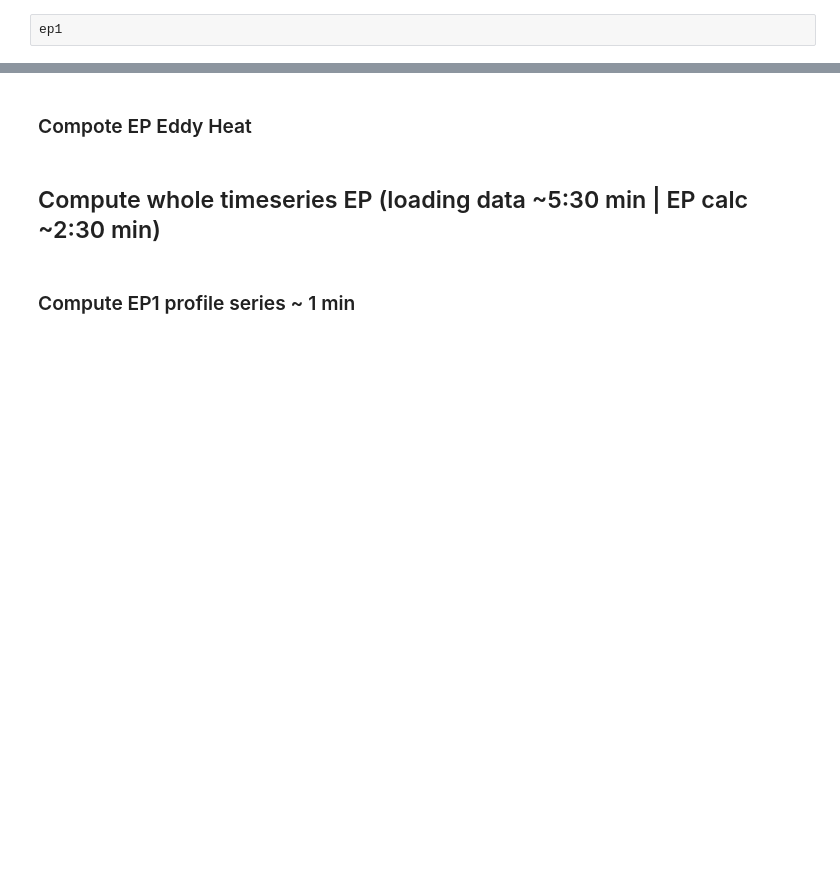
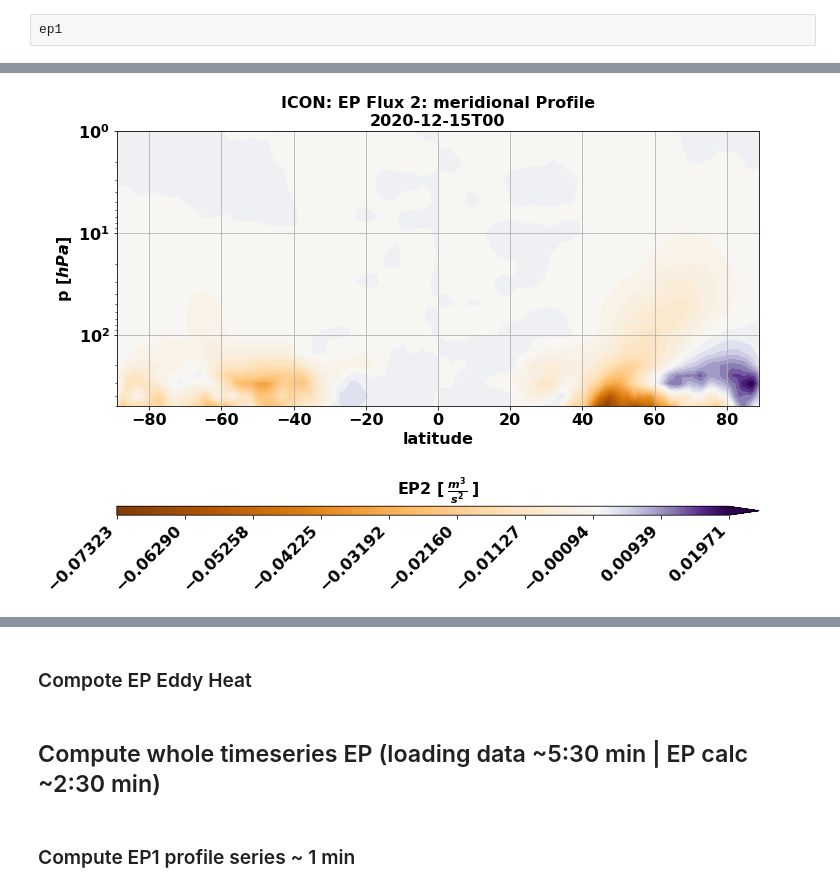
Before and after one commit to VACILT/PV_characteristics_ICON-NWP, a Jupyter notebook: student/Michel/Evaluation_ICON.ipynb, the cells around one changed output, grey strips where cells are left out. Saved outputs shown, nothing was run; the diff lists cells and outputs as text; code cells hidden in the pictures; blank space fills up the shorter version.

```diff
--- a/student/Michel/Evaluation_ICON.ipynb
+++ b/student/Michel/Evaluation_ICON.ipynb
@@ -397,18 +278,20 @@ plot_profile_xr(sel, t, dataset=dataset, mode='meridional', average = False,
 # %%
 t = ep1.time[0]
 
 sel = ep2.sel(time = t.data,
-#                    **{coord_info.get(dataset).get('lat'): slice(0, 10)},
+                   **{coord_info.get(dataset).get('lat'): slice(-89, 89)},
                    **{coord_info.get(dataset).get('p'): slice(500, 1)}
                   )
 
 #norm_bound=(-0.5, 0.5)
 
 # meridional    zonal
 plot_profile_xr(sel, t, dataset=dataset, mode='meridional', average = False,
                 norm_bound=None, norm_type = 'diverging',
                 cmap = plt.cm.PuOr, levels=50,
                 save=False )
+# %% [output]
+[figure, added]
 # %%
 t = ep1.time[0]
 
```
Also changed, not shown: parts of 12 cells of this notebook, 1 other file.
